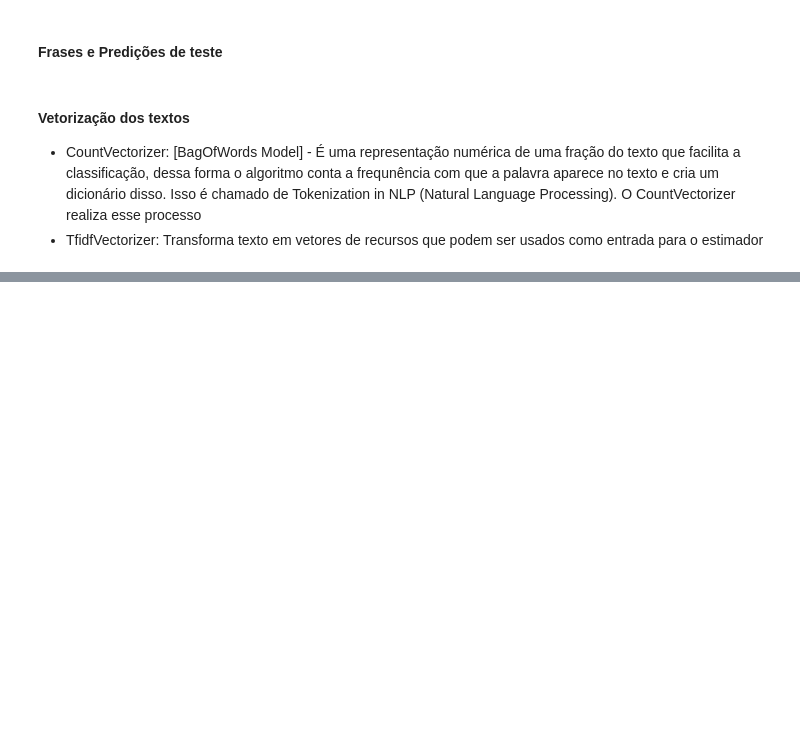
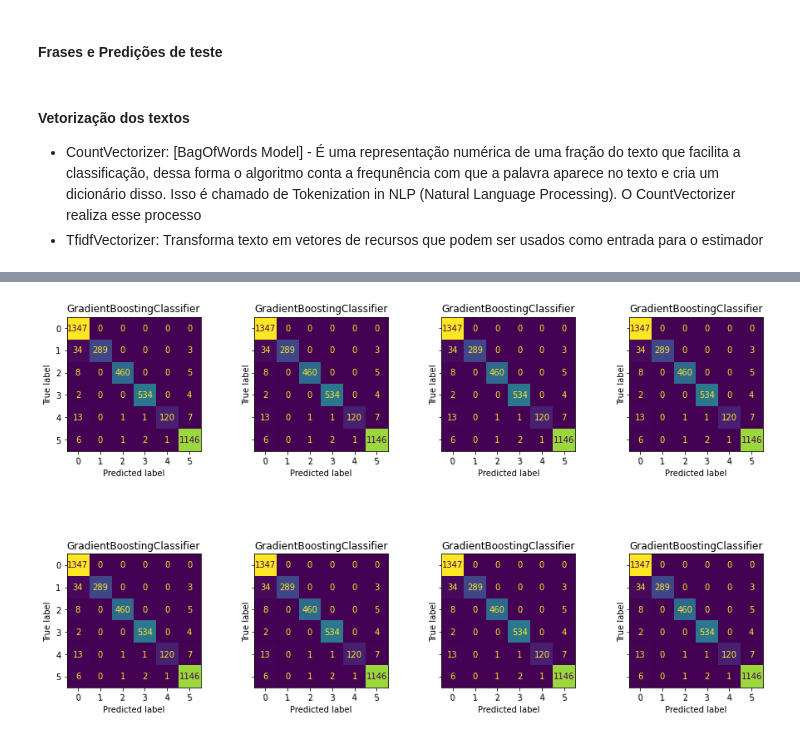
Before and after one commit to willsantospereira/tcc_nlp, a Jupyter notebook: notebook/Analise_Emocao.ipynb, the cells around one changed output, grey strips where cells are left out. Cells and saved outputs as stored; diff of their text form; code cells hidden in the pictures; blank space fills up the shorter version.

```diff
--- a/notebook/Analise_Emocao.ipynb
+++ b/notebook/Analise_Emocao.ipynb
@@ -480,3 +618,57 @@ plt.show()
+# %%
+rows = 2
+cols = 4
+f, axes = plt.subplots(rows, cols, figsize=(15, 10), sharey='row')
+
+v = TfidfVectorizer()
+v.fit(X_test)
+X_test_data_vec = v.transform(X_test)
+
+svc = SVC()
+svc.fit(X_test_data_vec, y_test)
+
+y_pred = predict_model(svc, X_test_data_vec)
+
+classifiers_aaa = {
+        'LogisticRegression': LogisticRegression(multi_class='multinomial', solver='lbfgs'),
+        'MultinomialNB': MultinomialNB(),
+        'RandomForestClassifier': RandomForestClassifier(n_estimators=100),
+        'SVC': SVC(kernel='linear'),
+        'SGDClassifier': SGDClassifier(loss="log", penalty="l2"),
+        'DecisionTreeClassifier': DecisionTreeClassifier(criterion="gini"),
+        'KNeighborsClassifier': KNeighborsClassifier(n_neighbors=5),
+        'GradientBoostingClassifier': GradientBoostingClassifier(n_estimators=150),
+    }
+
+cols_first_row = 0
+cols_second_row = 0
+
+# for i, (key, classifiers_aaa) in enumerate(classifiers_aaa):
+for i, l in enumerate(classifiers_aaa.items()):
+    cm = confusion_matrix(y_test, y_pred, labels=svc.classes_)
+    disp = ConfusionMatrixDisplay(confusion_matrix=cm, display_labels=svc.classes_)
+
+    if(i > cols-1):
+        disp.plot(ax=axes[1,cols_second_row], xticks_rotation=5)
+        cols_second_row = cols_second_row + 1
+    else:
+        disp.plot(ax=axes[0,cols_first_row], xticks_rotation=5)
+        cols_first_row = cols_first_row + 1
+
+    disp.ax_.set_title(key)
+    disp.im_.colorbar.remove()
+#     disp.ax_.set_xlabel('')
+#     if i!=0:
+#         disp.ax_.set_ylabel('')
+
+# f.text(0.4, 0.1, 'Predicted label', ha='left')
+plt.subplots_adjust(wspace=0.40, hspace=0.1)
+
+# f.colorbar(disp.im_, ax=axes)
+# f.colorbar().remove()
+plt.show()
+# %% [output]
+[figure, added]
 # %%
 # cv = RepeatedStratifiedKFold(n_splits=10, n_repeats=3, random_state=1)
 
```
Also changed, not shown: parts of 9 cells of this notebook.
